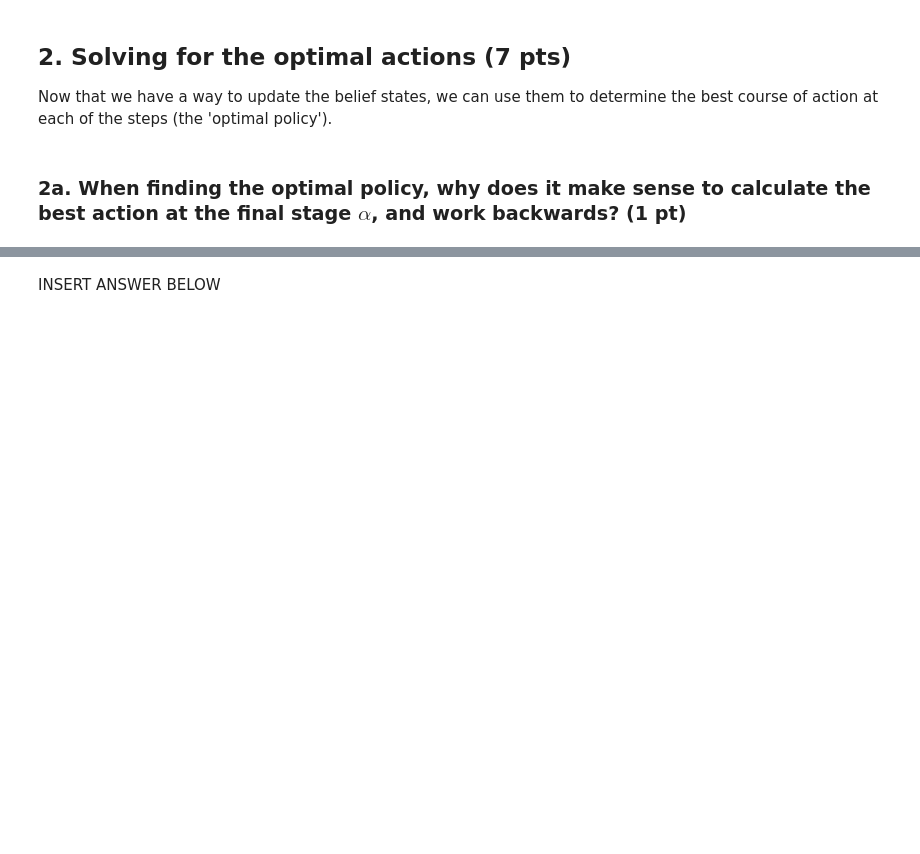
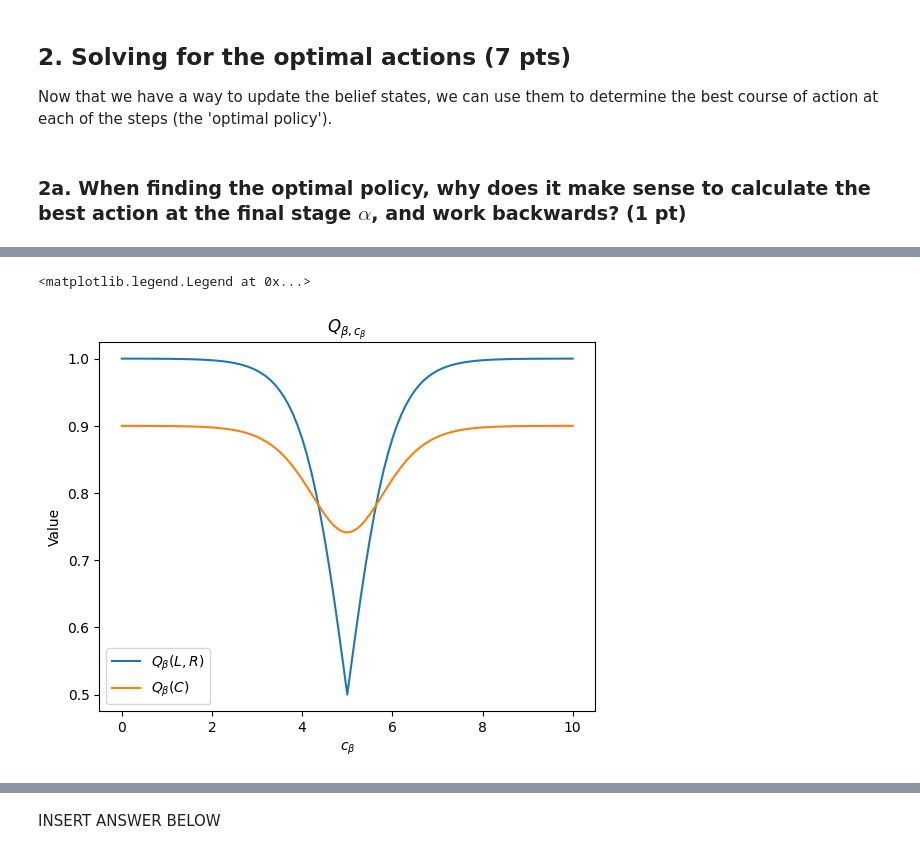
Before and after one commit to alinakrause/NeuralModelling, a Jupyter notebook: HW4/two_stage_FIRSTNAME_LASTNAME.ipynb, the cells around one changed output, grey strips where cells are left out. Saved outputs shown, nothing was run; the diff lists cells and outputs as text; code cells hidden in the pictures; blank space fills up the shorter version.

```diff
--- a/HW4/two_stage_FIRSTNAME_LASTNAME.ipynb
+++ b/HW4/two_stage_FIRSTNAME_LASTNAME.ipynb
@@ -101,0 +187,46 @@ Now that we have a way to update the belief states, we can use them to determine
+# %%
+# INSERT CODE BELOW
+import numpy as np
+
+def q_b_val(c_b):
+    ps_belief_state = belief_update(c_b,mu_1,mu_2,sigma)
+    qs = ps_belief_state * np.array([r_1[0], r_2[1]])
+    return np.concatenate([qs, [0]])
+
+def integrate(ca, c_beta, ca_x,step_size):
+    beliefs = belief_update_alpha(ca, c_beta,mu_1,mu_2,sigma)
+    value = value_alpha(beliefs, 1 - beliefs)
+    value = value * ca_x
+    integral = np.trapz(value, ca, dx=step_size)
+    return integral
+
+def q_cb_val(c_b):
+    step_size = 0.01
+
+    ca = np.arange(0, 10 + step_size, step_size)
+    ca_x1 = np.exp(-0.5 * ((ca - mu_1) / sigma)**2) / (sigma * np.sqrt(2 * np.pi))
+    ca_x2 = np.exp(-0.5 * ((ca - mu_2) / sigma)**2) / (sigma * np.sqrt(2 * np.pi))
+
+    integral1 = integrate(ca, c_b, ca_x1,step_size)
+    integral2 = integrate(ca, c_b, ca_x2,step_size)
+
+    return r_c + belief_update(c_b,mu_1,mu_2,sigma)[0] * integral1 + belief_update(c_b,mu_1,mu_2,sigma)[1] * integral2
+# %%
+n = 101
+c = np.linspace(0,10,n)
+
+q_b = np.zeros(shape=(n,3))
+for c_b in range(c.shape[0]):
+    q_b[c_b,] = q_b_val(c[c_b])
+    q_b[c_b,2] = q_cb_val(c[c_b])
+
+plt.plot(c, np.max(q_b[:,:2], axis=1), label = r'$Q_{\beta}(L,R)$')
+plt.plot(c, q_b[:,2], label = r'$Q_{\beta}(C)$')
+plt.xlabel(r'$c_{\beta}$')
+plt.ylabel("Value")
+plt.title(r'$Q_{\beta,c_{\beta}}$')
+
+plt.legend()
+# %% [output]
+<matplotlib.legend.Legend at 0x...>
+[figure, added]
```
Also changed, not shown: parts of 43 cells of this notebook.
